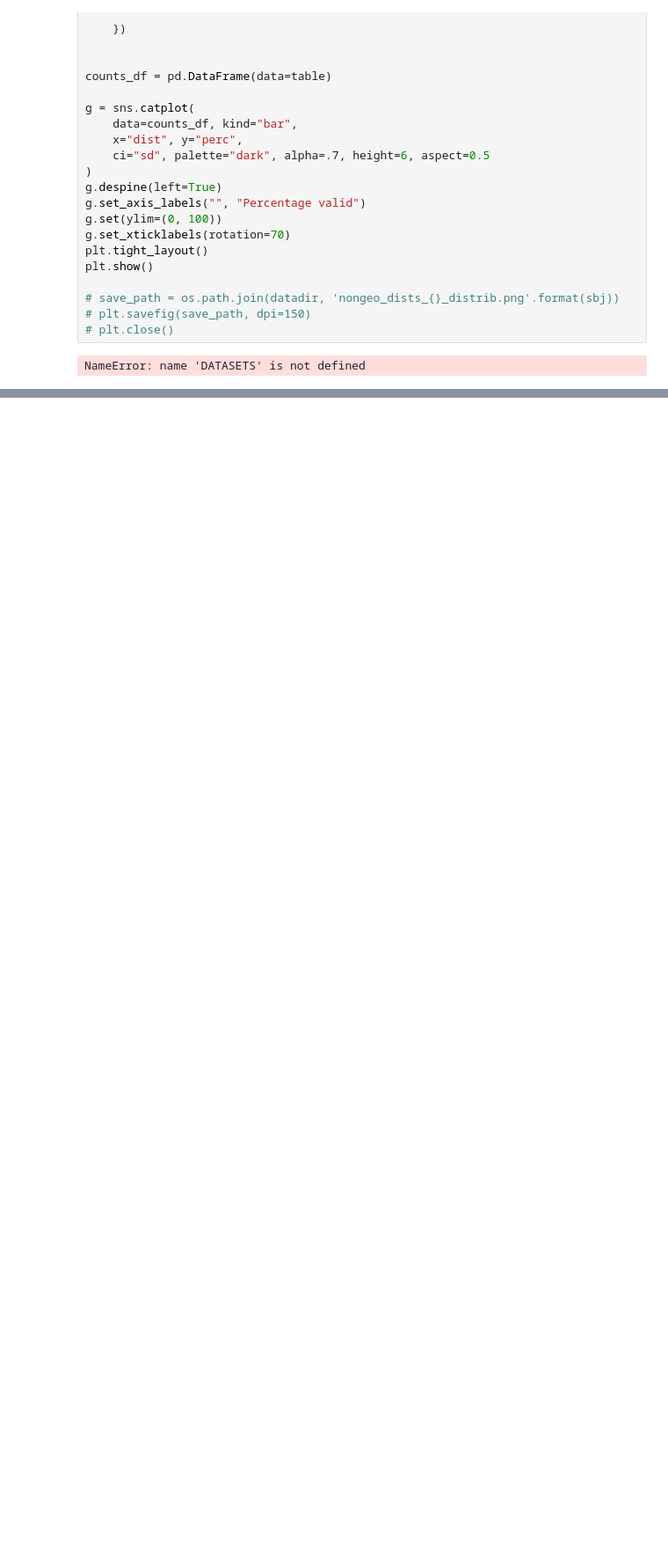
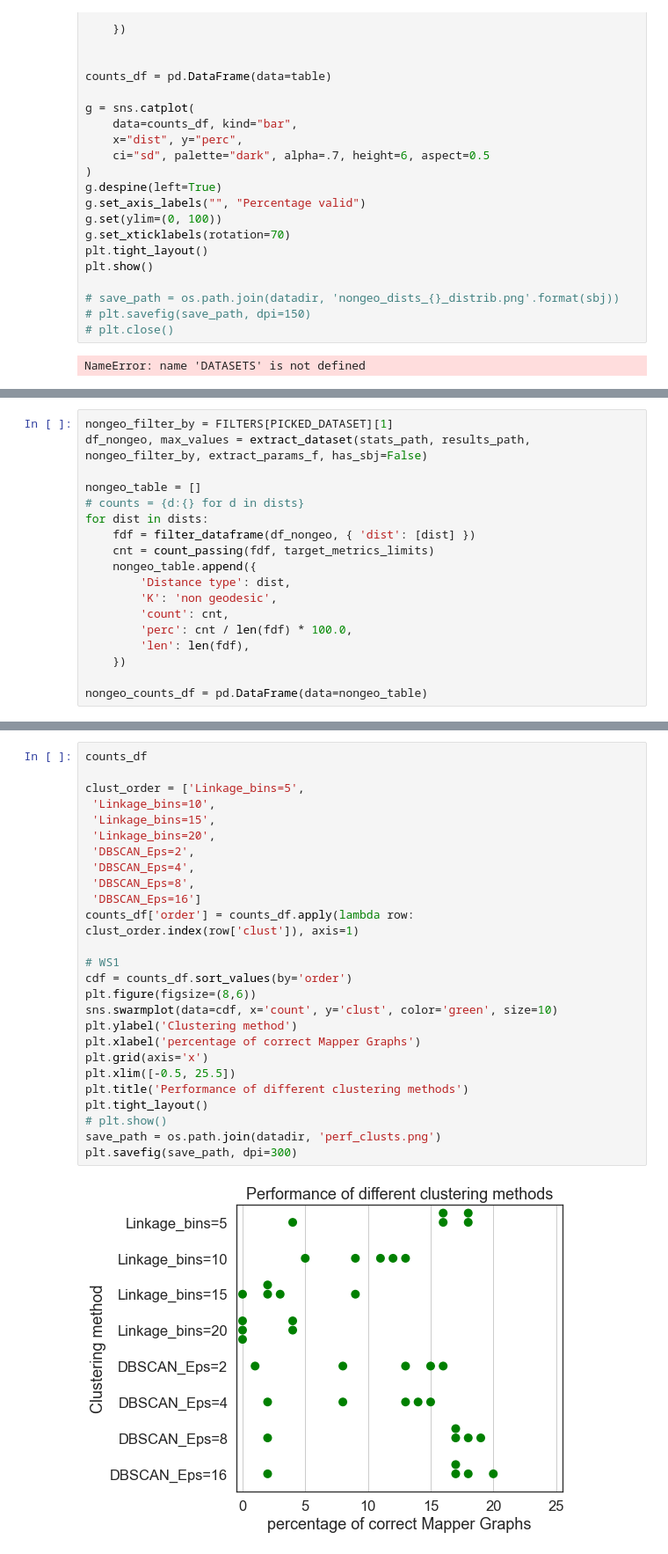
Before and after one commit to braindynamicslab/demapper, a Jupyter notebook: notebooks/evaluate_analysis_cme.ipynb, the cells around one changed output, grey strips where cells are left out. Shown at 88% size. Drawn from its saved outputs; the diff is of its cells as text; blank space fills up the shorter version.

```diff
--- a/notebooks/evaluate_analysis_cme.ipynb
+++ b/notebooks/evaluate_analysis_cme.ipynb
@@ -567,0 +635,18 @@ NameError: name 'DATASETS' is not defined
+# %%
+nongeo_filter_by = FILTERS[PICKED_DATASET][1]
+df_nongeo, max_values = extract_dataset(stats_path, results_path, nongeo_filter_by, extract_params_f, has_sbj=False)
+
+nongeo_table = []
+# counts = {d:{} for d in dists}
+for dist in dists:
+    fdf = filter_dataframe(df_nongeo, { 'dist': [dist] })
+    cnt = count_passing(fdf, target_metrics_limits)
+    nongeo_table.append({
+        'Distance type': dist,
+        'K': 'non geodesic',
+        'count': cnt,
+        'perc': cnt / len(fdf) * 100.0,
+        'len': len(fdf),
+    })
+
+nongeo_counts_df = pd.DataFrame(data=nongeo_table)
@@ -567,0 +734,28 @@ NameError: name 'DATASETS' is not defined
+# %%
+counts_df
+
+clust_order = ['Linkage_bins=5',
+ 'Linkage_bins=10',
+ 'Linkage_bins=15',
+ 'Linkage_bins=20',
+ 'DBSCAN_Eps=2',
+ 'DBSCAN_Eps=4',
+ 'DBSCAN_Eps=8',
+ 'DBSCAN_Eps=16']
+counts_df['order'] = counts_df.apply(lambda row: clust_order.index(row['clust']), axis=1)
+
+# WS1
+cdf = counts_df.sort_values(by='order')
+plt.figure(figsize=(8,6))
+sns.swarmplot(data=cdf, x='count', y='clust', color='green', size=10)
+plt.ylabel('Clustering method')
+plt.xlabel('percentage of correct Mapper Graphs')
+plt.grid(axis='x')
+plt.xlim([-0.5, 25.5])
+plt.title('Performance of different clustering methods')
+plt.tight_layout()
+# plt.show()
+save_path = os.path.join(datadir, 'perf_clusts.png')
+plt.savefig(save_path, dpi=300)
+# %% [output]
+[figure, added]
```
Also changed, not shown: parts of 24 cells of this notebook, 3 other files.
